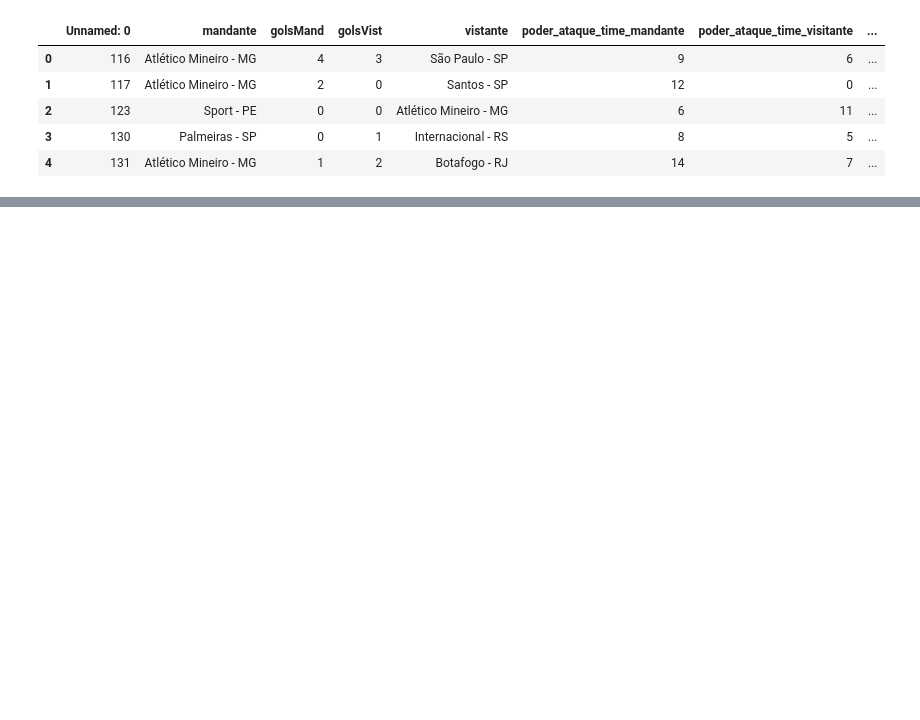
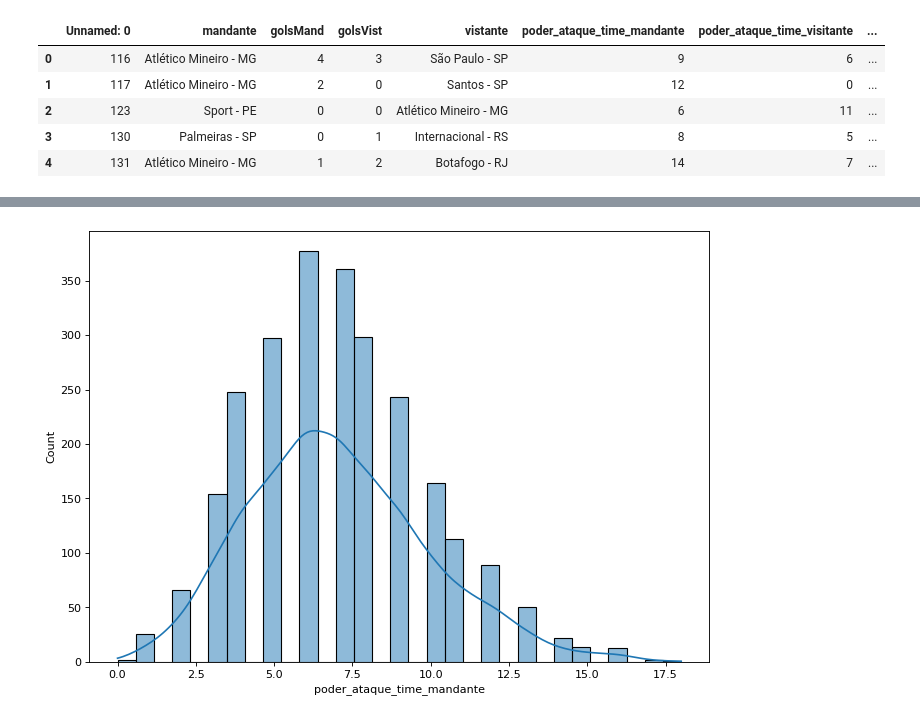
Before and after one commit to paulopetrillo/PROJETO_IFMA_SOFTEX, a Jupyter notebook: PROJETO_IFMA_SOFTEX_ONE_HOT_ENC.ipynb, the cells around one changed output, grey strips where cells are left out. Drawn from its saved outputs; the diff is of its cells as text; code cells hidden in the pictures; blank space fills up the shorter version.

```diff
--- a/PROJETO_IFMA_SOFTEX_ONE_HOT_ENC.ipynb
+++ b/PROJETO_IFMA_SOFTEX_ONE_HOT_ENC.ipynb
@@ -171,3 +198,10 @@ DataFrame_Geral.corr(method='pearson')
 | classe_resultado_0 | -0.010686 | -0.292570 | -0.042315 | -0.024220 | 0.051262 | 0.021539 | ... |
 | classe_resultado_1 | 0.028791 | 0.633915 | -0.481795 | 0.096219 | -0.102887 | -0.094399 | ... |
 | classe_resultado_2 | -0.022678 | -0.440047 | 0.608321 | -0.087681 | 0.067513 | 0.088323 | ... |
+# %%
+# Verificando se a distribuição é Normal
+plt.figure(figsize=(10,7), dpi= 80)
+sns.histplot(DataFrame_Geral['poder_ataque_time_mandante'], kde=True)
+plt.show()
+# %% [output]
+[figure, added]
```
Also changed, not shown: parts of 26 cells of this notebook.
